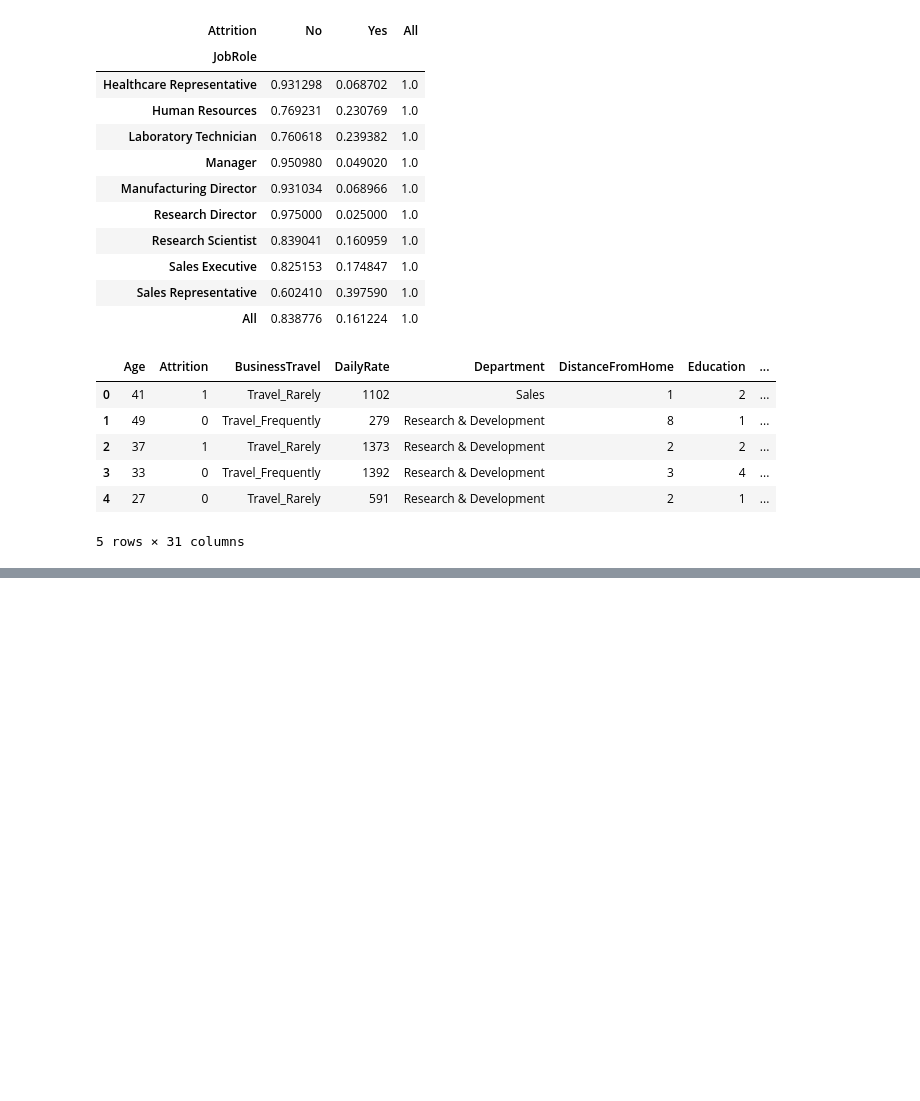
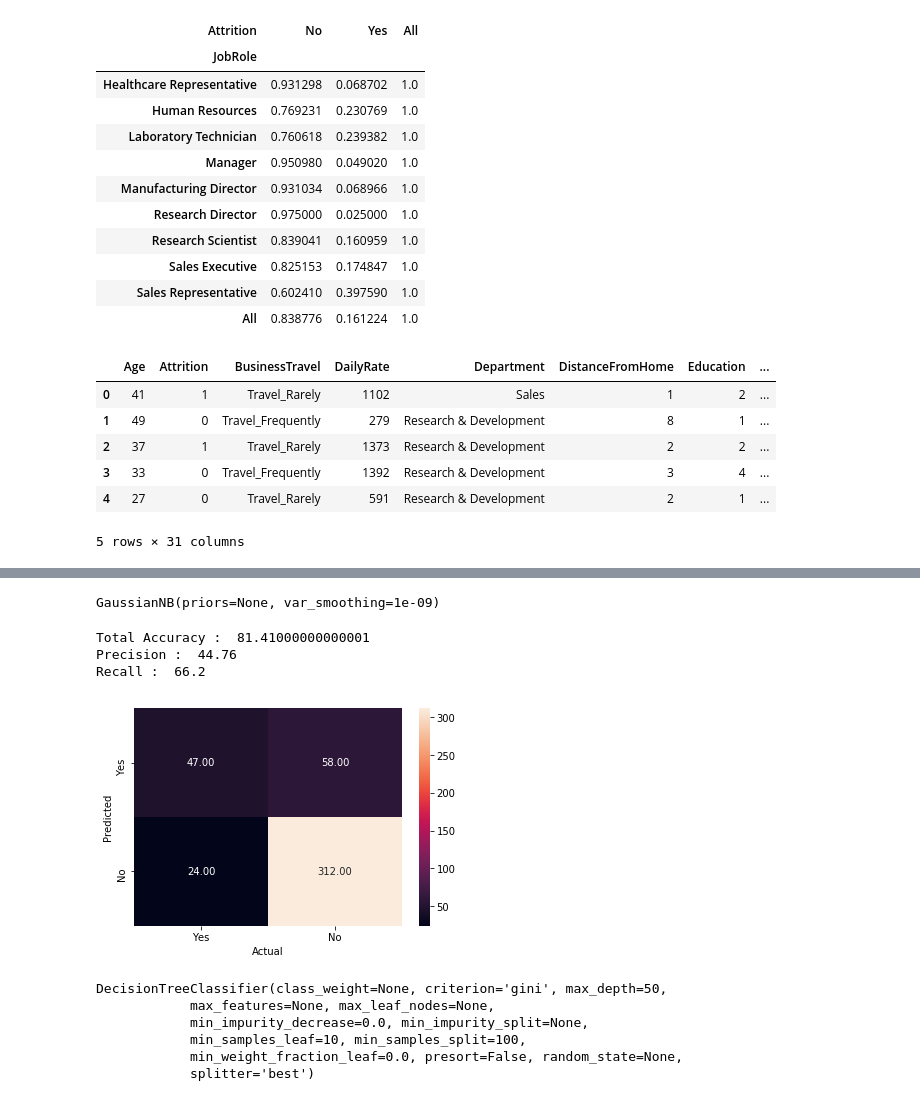
Before and after one commit to shreayan98c/IBM-HR-Analytics, a Jupyter notebook: Classification.ipynb, the cells around one changed output, grey strips where cells are left out. Drawn from its saved outputs; the diff is of its cells as text; code cells hidden in the pictures; blank space fills up the shorter version.

```diff
--- a/Classification.ipynb
+++ b/Classification.ipynb
@@ -226,0 +325,49 @@ data.head()
+# %%
+# Gaussian Naive Bayes
+
+# Import library of Gaussian Naive Bayes model
+from sklearn.naive_bayes import GaussianNB
+
+# Create a Gaussian Classifier
+model = GaussianNB()
+
+# Train the model using the training sets
+model.fit(X_train,y_train)
+# %% [output]
+GaussianNB(priors=None, var_smoothing=1e-09)
+# %%
+# Prediction on test set
+y_pred = model.predict(X_test)
+# %%
+# Calculating the accuracy, precision and the recall
+acc_nb = round( metrics.accuracy_score(y_test, y_pred), 4 ) * 100
+print( 'Total Accuracy : ', acc_nb )
+print( 'Precision : ', round( metrics.precision_score(y_test, y_pred), 4 ) * 100 )
+print( 'Recall : ', round( metrics.recall_score(y_test, y_pred), 4 ) * 100 )
+# %% [output]
+Total Accuracy :  81.41000000000001
+Precision :  44.76
+Recall :  66.2
+# %%
+# Confusion matrix
+draw_cm(y_test, y_pred)
+# %% [output]
+[figure, added]
+# %%
+# Decision Tree Classifier
+
+# Import Decision tree classifier
+from sklearn.tree import DecisionTreeClassifier
+
+# Create a Decision tree classifier model
+clf = DecisionTreeClassifier(criterion = "gini" , min_samples_split = 100, min_samples_leaf = 10, max_depth = 50)
+
+# Train the model using the training sets
+clf.fit(X_train, y_train)
+# %% [output]
+DecisionTreeClassifier(class_weight=None, criterion='gini', max_depth=50,
+            max_features=None, max_leaf_nodes=None,
+            min_impurity_decrease=0.0, min_impurity_split=None,
+            min_samples_leaf=10, min_samples_split=100,
+            min_weight_fraction_leaf=0.0, presort=False, random_state=None,
+            splitter='best')
```
Also changed, not shown: parts of 34 cells of this notebook.
